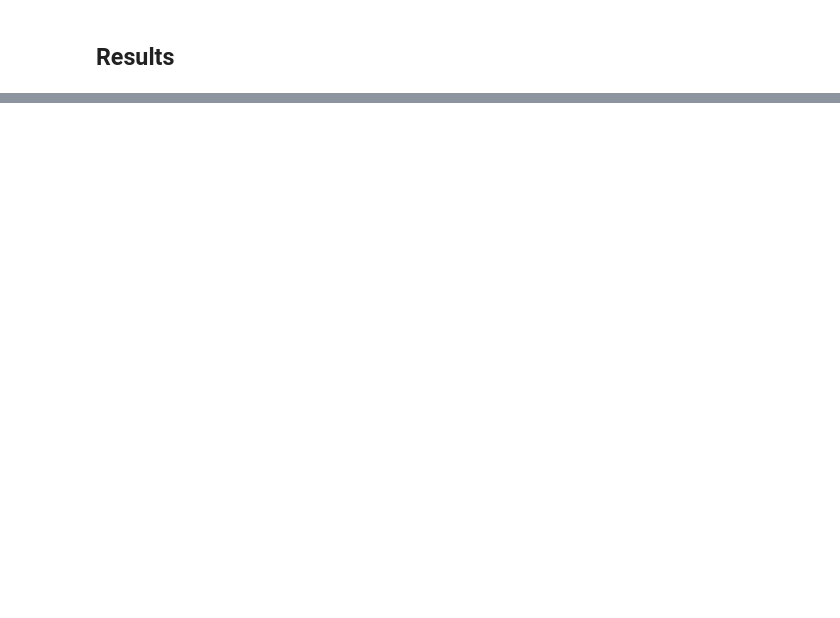
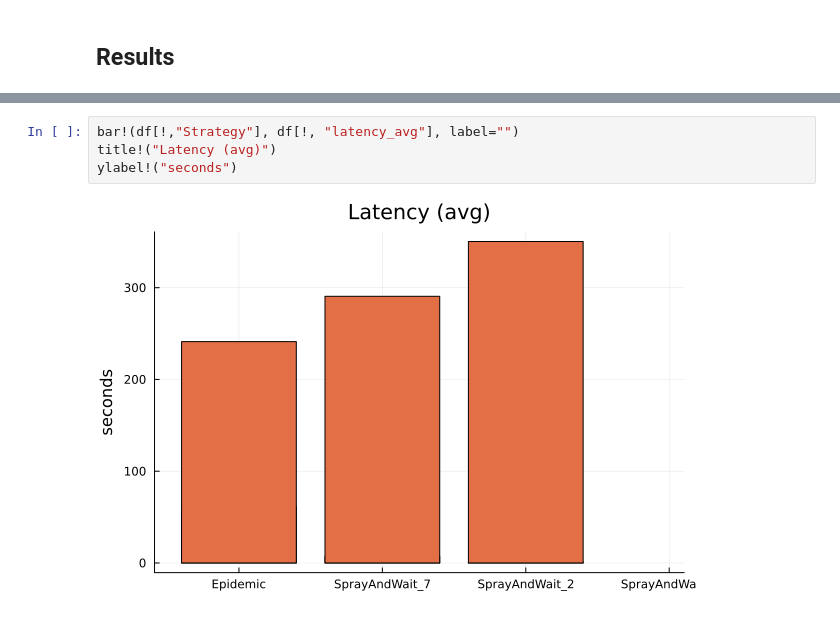
Before and after one commit to gh0st42/JONS.jl, a Jupyter notebook: examples/JONS.ipynb, the cells around one changed output, grey strips where cells are left out. Cells and saved outputs as stored; diff of their text form; blank space fills up the shorter version.

```diff
--- a/examples/JONS.ipynb
+++ b/examples/JONS.ipynb
@@ -68,0 +179,6 @@ UndefVarError: UndefVarError: sim_viz not defined
+# %%
+bar!(df[!,"Strategy"], df[!, "latency_avg"], label="")
+title!("Latency (avg)")
+ylabel!("seconds")
+# %% [output]
+[figure, added]
```
Also changed, not shown: parts of 10 cells of this notebook, 7 other files.
